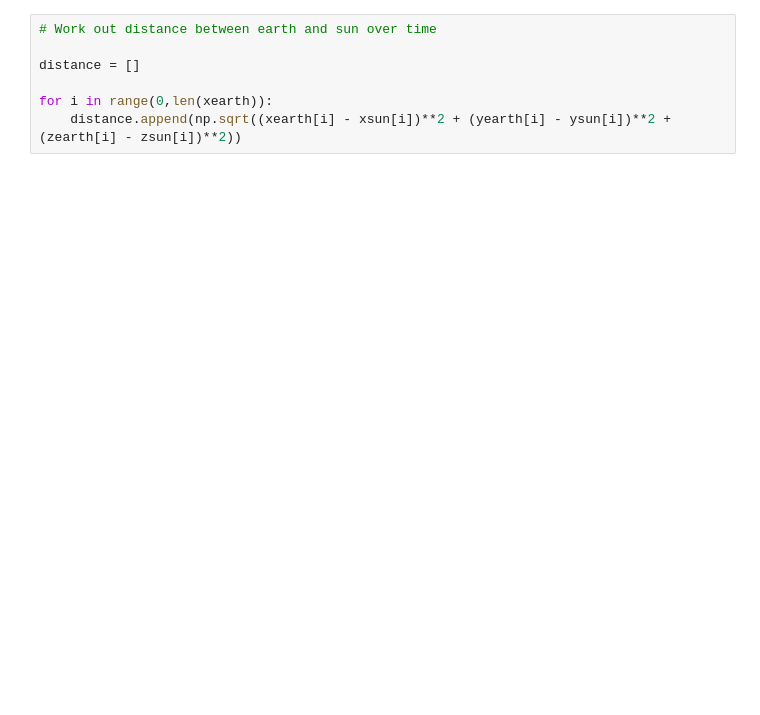
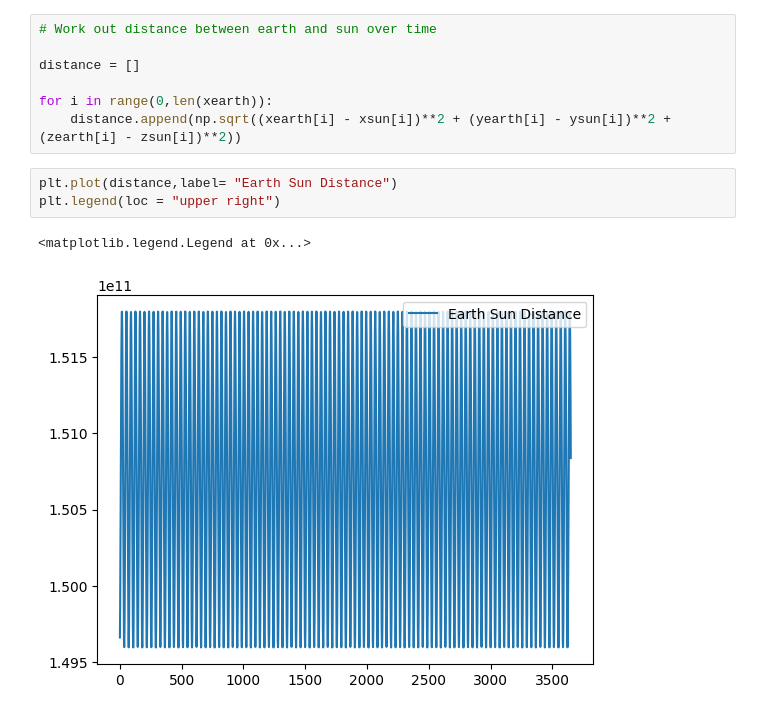
Before and after one commit to SamuelJosephs/computing_project, a Jupyter notebook: visualiser.ipynb, the cells around one changed output. Drawn from its saved outputs; the diff is of its cells as text; blank space fills up the shorter version.

```diff
--- a/visualiser.ipynb
+++ b/visualiser.ipynb
@@ -48,3 +131,9 @@ distance = []
 
 for i in range(0,len(xearth)):
     distance.append(np.sqrt((xearth[i] - xsun[i])**2 + (yearth[i] - ysun[i])**2 + (zearth[i] - zsun[i])**2))
+# %%
+plt.plot(distance,label= "Earth Sun Distance")
+plt.legend(loc = "upper right")
+# %% [output]
+<matplotlib.legend.Legend at 0x...>
+[figure, added]
```
Also changed, not shown: parts of 10 cells of this notebook.
